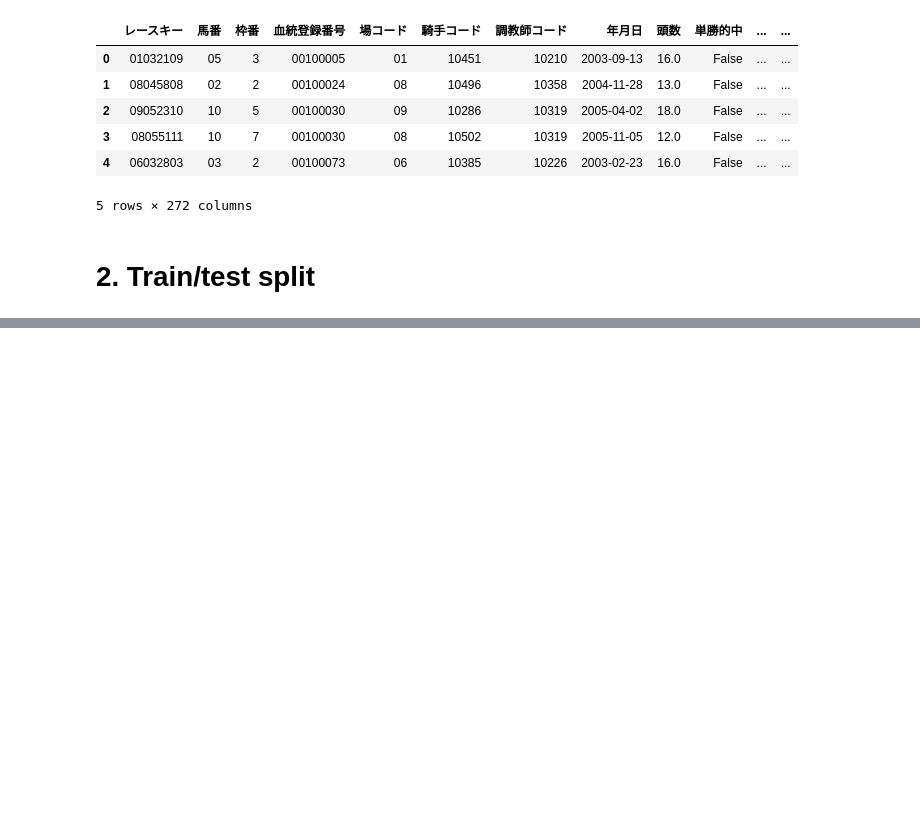
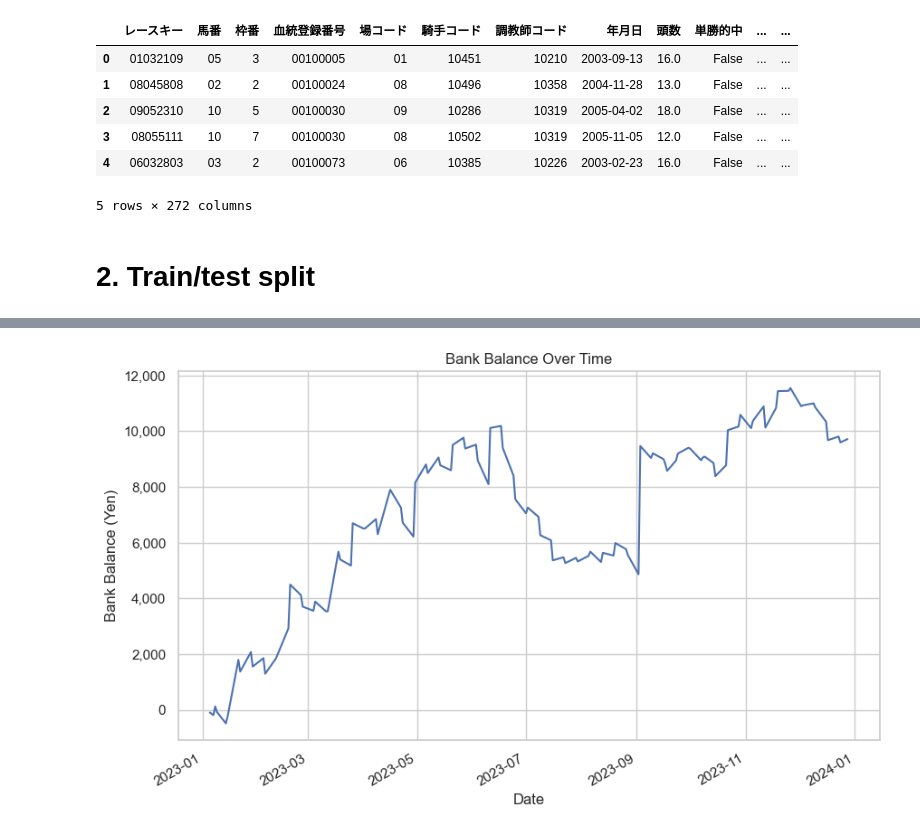
Before and after one commit to hankehly/JapanHorseRaceAnalytics, a Jupyter notebook: notebooks/20240121_lgbm_binary_mlflow_01.ipynb, the cells around one changed output, grey strips where cells are left out. Saved outputs shown, nothing was run; the diff lists cells and outputs as text; code cells hidden in the pictures; blank space fills up the shorter version.

```diff
--- a/notebooks/20240121_lgbm_binary_mlflow_01.ipynb
+++ b/notebooks/20240121_lgbm_binary_mlflow_01.ipynb
@@ -33,19 +62,11 @@ data = pd.read_parquet("features_20240106_v1.parquet")
 # %% [markdown]
 # 2. Train/test split
 # %%
-from sklearn.model_selection import train_test_split
-from sklearn.compose import ColumnTransformer
-from sklearn.preprocessing import StandardScaler, OneHotEncoder
-from JRDBDataParsingTools.models.features_20240106_v1 import Features
-
-
-X = data
+X = data.drop(Features.get_label(), axis="columns")
 y = data[Features.get_label()]
-
 X_train, X_test, y_train, y_test = train_test_split(
     X, y, test_size=0.2, random_state=42
 )
-
 print(f"X_train: {X_train.shape}")
 print(f"X_test: {X_test.shape}")
 print(f"y_train: {y_train.shape}")
@@ -483,0 +425,15 @@ with open("metrics_table.html", "w") as f:
+# %%
+results_dirt["profit_loss"] = results_dirt.apply(profit_loss, args=(100,), axis=1)
+daily_profit_loss = results_dirt.groupby("年月日")["profit_loss"].sum()
+bank_balance = daily_profit_loss[daily_profit_loss.index >= "2023-01-01"].cumsum()
+plt.figure(figsize=(10, 6))
+bank_balance.plot()
+plt.title("Bank Balance Over Time")
+plt.xlabel("Date")
+plt.ylabel("Bank Balance (Yen)")
+plt.grid(True)
+formatter = ticker.FuncFormatter(lambda x, pos: "{:,.0f}".format(x))
+plt.gca().yaxis.set_major_formatter(formatter)
+plt.show()
+# %% [output]
+[figure, added]
```
Also changed, not shown: parts of 42 cells of this notebook, 8 other files.
